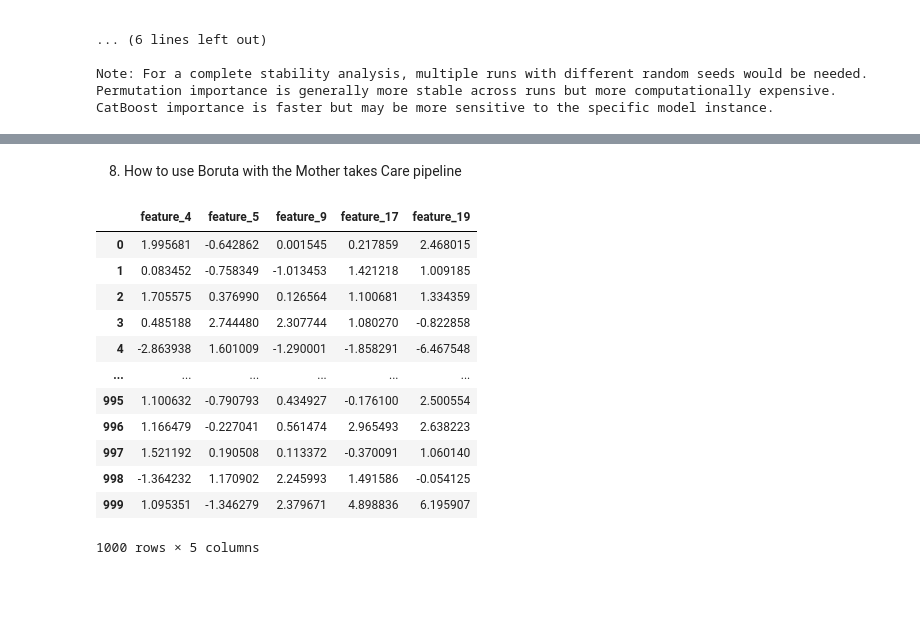
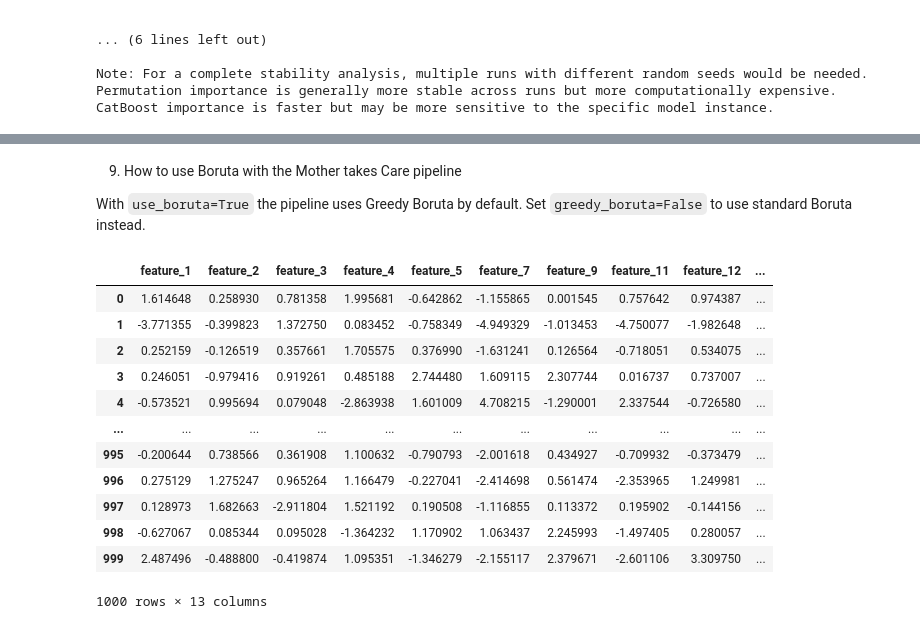
Before and after one commit to junkha/MotherML, a Jupyter notebook: examples/notebooks/04_feature_engineering/02_boruta_feature_selection.ipynb, the cells around one changed output, grey strips where cells are left out. Saved outputs shown, nothing was run; the diff lists cells and outputs as text; code cells hidden in the pictures; blank space fills up the shorter version.

```diff
--- a/examples/notebooks/04_feature_engineering/02_boruta_feature_selection.ipynb
+++ b/examples/notebooks/04_feature_engineering/02_boruta_feature_selection.ipynb
@@ -439,0 +460,39 @@ CatBoost importance is faster but may be more sensitive to the specific model in
+# %%
+# Greedy Boruta with the same CatBoost importance estimator as standard Boruta
+greedy_selector = MotherGreedyBorutaPy(
+    estimator=MotherCatboostImportance(estimator=cat_estimator, percentiles=False, n_estimators=100),
+    n_estimators="auto",
+    verbose=1,
+    random_state=42,
+)
+
+start = time.perf_counter()
+greedy_selector.fit(X_df, y)
+greedy_runtime = time.perf_counter() - start
+
+greedy_selected = set(X_df.columns[greedy_selector.support_])
+
+# Same split and model as in section 5, now with the Greedy Boruta features
+greedy_features = [col for col in column_names if col in greedy_selected]
+X_train_greedy, X_test_greedy, y_train_greedy, y_test_greedy = train_test_split(
+    X_df[greedy_features], y, test_size=0.3, random_state=42
+)
+model_greedy = CatBoostClassifier(iterations=200, learning_rate=0.1, max_depth=5, random_seed=42, verbose=False)
+model_greedy.fit(X_train_greedy, y_train_greedy)
+accuracy_greedy = accuracy_score(y_test_greedy, model_greedy.predict(X_test_greedy))
+
+print(f"\nGreedy Boruta ran {greedy_selector.max_iter} iterations (standard Boruta: up to 100)")
+print(f"Speedup: {standard_runtime / greedy_runtime:.1f}x")
+print(f"Selected by both: {sorted(cat_selected & greedy_selected, key=column_names.index)}")
+print(f"Only standard Boruta: {sorted(cat_selected - greedy_selected, key=column_names.index)}")
+print(f"Only Greedy Boruta: {sorted(greedy_selected - cat_selected, key=column_names.index)}")
+
+# Side-by-side comparison
+pd.DataFrame(
+    {
+        "Runtime (s)": [standard_runtime, greedy_runtime, np.nan],
+        "Selected features": [len(cat_selected), len(greedy_selected), X_df.shape[1]],
+        "Test accuracy": [accuracy, accuracy_greedy, accuracy_full],
+    },
+    index=["Standard Boruta", "Greedy Boruta", "All features"],
+).round(3)
@@ -440,46 +512,49 @@ CatBoost importance is faster but may be more sensitive to the specific model in
 # %% [markdown]
-8. How to use Boruta with the Mother takes Care pipeline
+9. How to use Boruta with the Mother takes Care pipeline
+
+With `use_boruta=True` the pipeline uses Greedy Boruta by default. Set `greedy_boruta=False` to use standard Boruta instead.
 # %%
 # Using Mother's get_feature_selection_pipeline with Boruta
 
 
 # Create cross-validation strategy
 cv = GroupKFold(n_splits=5)
 
 # Configure settings for feature selection with Boruta
 settings: MotherSettings = MotherSettings.create()
 settings.model.feature_selection_flags = [
     "DROP_CONSTANT",
     "DROP_CORRELATED",
     "DROP_DUPLICATES",
     "DROP_UNIMPORTANT",
 ]
 
 # Prepare a classification dataset for X_chem and y_chem
 # Use the synthetic dataset X_df and y_series, and add a 'smiles' column for compatibility
 X = X_df.copy()
 y = y_series.values
 
 # Create a Mother takes care pipeline with Boruta
-# Set use_boruta=True to enable Boruta feature selection
+# use_boruta=True enables Boruta feature selection; greedy_boruta=True (default) uses
+# Greedy Boruta, greedy_boruta=False uses standard Boruta
 pipeline = mother_takes_care.get_feature_selection_pipeline(
-    settings=settings, data=X, use_boruta=True, cv=cv
+    settings=settings, data=X, use_boruta=True, greedy_boruta=True, cv=cv
 ).set_output(transform="pandas")
 
 
 # Fit the pipeline to your data
 pipeline.fit_transform(X, y)
 # %% [output]
-|  | feature_4 | feature_5 | feature_9 | feature_17 | feature_19 |
-| 0 | 1.995681 | -0.642862 | 0.001545 | 0.217859 | 2.468015 |
-| 1 | 0.083452 | -0.758349 | -1.013453 | 1.421218 | 1.009185 |
-| 2 | 1.705575 | 0.376990 | 0.126564 | 1.100681 | 1.334359 |
-| 3 | 0.485188 | 2.744480 | 2.307744 | 1.080270 | -0.822858 |
-| 4 | -2.863938 | 1.601009 | -1.290001 | -1.858291 | -6.467548 |
-| ... | ... | ... | ... | ... | ... |
-| 995 | 1.100632 | -0.790793 | 0.434927 | -0.176100 | 2.500554 |
-| 996 | 1.166479 | -0.227041 | 0.561474 | 2.965493 | 2.638223 |
-| 997 | 1.521192 | 0.190508 | 0.113372 | -0.370091 | 1.060140 |
-| 998 | -1.364232 | 1.170902 | 2.245993 | 1.491586 | -0.054125 |
-| 999 | 1.095351 | -1.346279 | 2.379671 | 4.898836 | 6.195907 |
+|  | feature_1 | feature_2 | feature_3 | feature_4 | feature_5 | feature_7 | feature_9 | feature_11 | feature_12 | ... |
+| 0 | 1.614648 | 0.258930 | 0.781358 | 1.995681 | -0.642862 | -1.155865 | 0.001545 | 0.757642 | 0.974387 | ... |
+| 1 | -3.771355 | -0.399823 | 1.372750 | 0.083452 | -0.758349 | -4.949329 | -1.013453 | -4.750077 | -1.982648 | ... |
+| 2 | 0.252159 | -0.126519 | 0.357661 | 1.705575 | 0.376990 | -1.631241 | 0.126564 | -0.718051 | 0.534075 | ... |
+| 3 | 0.246051 | -0.979416 | 0.919261 | 0.485188 | 2.744480 | 1.609115 | 2.307744 | 0.016737 | 0.737007 | ... |
+| 4 | -0.573521 | 0.995694 | 0.079048 | -2.863938 | 1.601009 | 4.708215 | -1.290001 | 2.337544 | -0.726580 | ... |
+| ... | ... | ... | ... | ... | ... | ... | ... | ... | ... | ... |
+| 995 | -0.200644 | 0.738566 | 0.361908 | 1.100632 | -0.790793 | -2.001618 | 0.434927 | -0.709932 | -0.373479 | ... |
+| 996 | 0.275129 | 1.275247 | 0.965264 | 1.166479 | -0.227041 | -2.414698 | 0.561474 | -2.353965 | 1.249981 | ... |
+| 997 | 0.128973 | 1.682663 | -2.911804 | 1.521192 | 0.190508 | -1.116855 | 0.113372 | 0.195902 | -0.144156 | ... |
+| 998 | -0.627067 | 0.085344 | 0.095028 | -1.364232 | 1.170902 | 1.063437 | 2.245993 | -1.497405 | 0.280057 | ... |
+| 999 | 2.487496 | -0.488800 | -0.419874 | 1.095351 | -1.346279 | -2.155117 | 2.379671 | -2.601106 | 3.309750 | ... |
-1000 rows × 5 columns
+1000 rows × 13 columns
```
Also changed, not shown: parts of 5 cells of this notebook, 6 other files.
